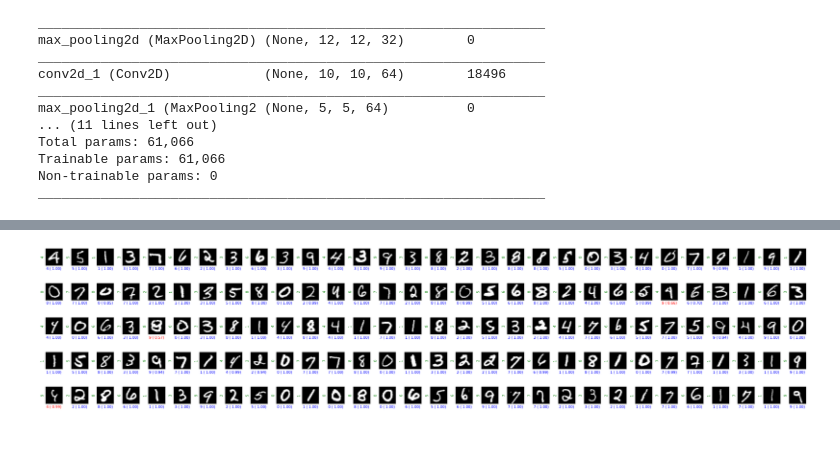
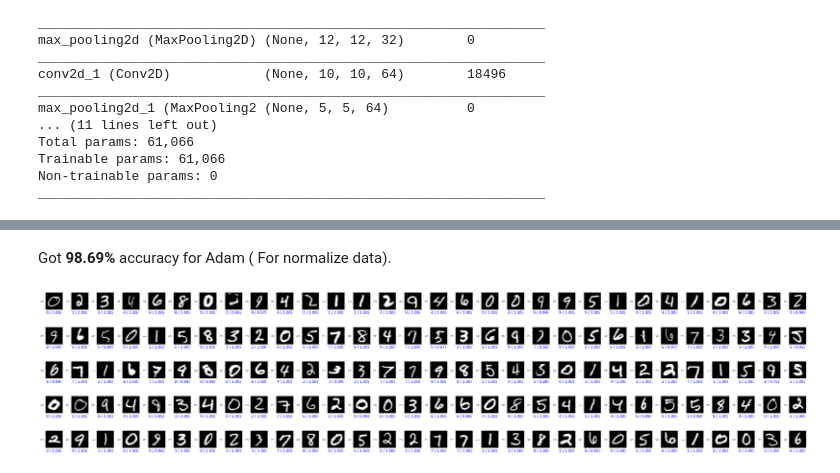
Before and after one commit to KowshikChakraborty-AIUB/CVPR, a Jupyter notebook: PA-01/PA-01 (Programming Assignment-01).ipynb, the cells around one changed output, grey strips where cells are left out. Drawn from its saved outputs; the diff is of its cells as text; code cells hidden in the pictures; blank space fills up the shorter version.

```diff
--- a/PA-01/PA-01 (Programming Assignment-01).ipynb
+++ b/PA-01/PA-01 (Programming Assignment-01).ipynb
@@ -56,7 +58,9 @@ X_train1, X_test1 = X_train1.reshape(-1, 28,28,1).astype("float32") / 255.0, X_t
 
 X_train2, X_test2 = X_train2.reshape(-1, 28,28,1), X_test2.reshape(-1, 28,28,1)
 # %%
-model = keras.Sequential([
+# Normalize Data
+
+model1 = keras.Sequential([
     ## input layer
     keras.Input(shape=(28,28,1)),
 
@@ -74,7 +78,7 @@ model = keras.Sequential([
     ## output layer
     layers.Dense(units=10, activation='softmax')
 ])
-model.summary()
+model1.summary()
 # %% [output]
 WARNING:tensorflow:Please add `keras.layers.InputLayer` instead of `keras.Input` to Sequential model. `keras.Input` is intended to be used by Functional model.
 Model: "sequential"
@@ -96,7 +100,7 @@ _________________________________________________________________
 # %%
 # Using 'Adam'
 
-model.compile(
+model1.compile(
     optimizer='adam',
     loss='sparse_categorical_crossentropy',
     metrics=['accuracy']
@@ -104,6 +108,6 @@ model.compile(
 # %%
 # Normalize Data
 
-h1 = model.fit(x=X_train1, y=Y_train1, epochs=5, batch_size=40, validation_split=0.2)
+h1 = model1.fit(x=X_train1, y=Y_train1, epochs=5, batch_size=40, validation_split=0.2)
 # %% [output]
 Epoch 1/5
@@ -152,33 +156,35 @@ Test Loss: 0.04178709164261818
+# %% [markdown]
+Got **98.69%** accuracy for Adam ( For normalize data).
 # %%
 # Predicting Images
 
 ROWS = 5
 COLS = 30
 
 random_indices = random.sample(range(X_test1.shape[0]), ROWS*COLS)
 sample_images = X_test1[random_indices, :]
 sample_labels = Y_test1[random_indices]
-predictions = model.predict(sample_images)
+predictions = model1.predict(sample_images)
 
 i = 0
 
 plt.figure(figsize=(30,7))
 for r in range(ROWS):
     for c in range(COLS):
         plt.subplot(ROWS, COLS, i+1)
         plt.imshow(sample_images[i].reshape(28,28), cmap=plt.cm.gray)
         plt.xticks([])
         plt.yticks([])
         prediction = np.argmax(predictions[i])
         confidence = predictions[i][prediction]
         if sample_labels[i] == prediction:
             plt.xlabel(f"{prediction} ({confidence: .2f})", color='b')
         else:
             plt.xlabel(f"{prediction} ({confidence: .2f})", color='r')
         plt.ylabel(sample_labels[i], color='g')
         i += 1
 
 plt.tight_layout()
 plt.show()
 # %% [output]
-[figure, old version]
+[figure, new version]
```
Also changed, not shown: parts of 41 cells of this notebook.
